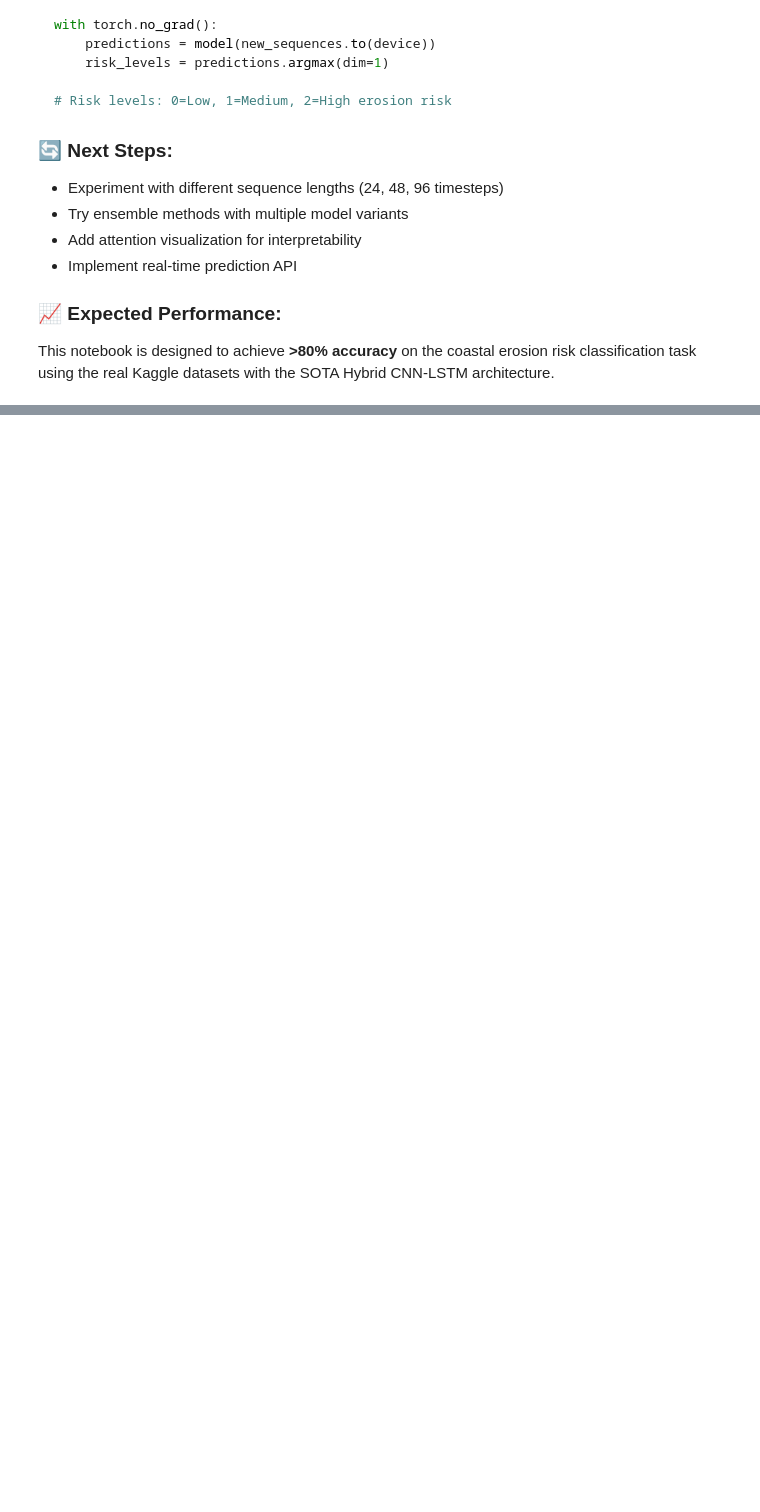
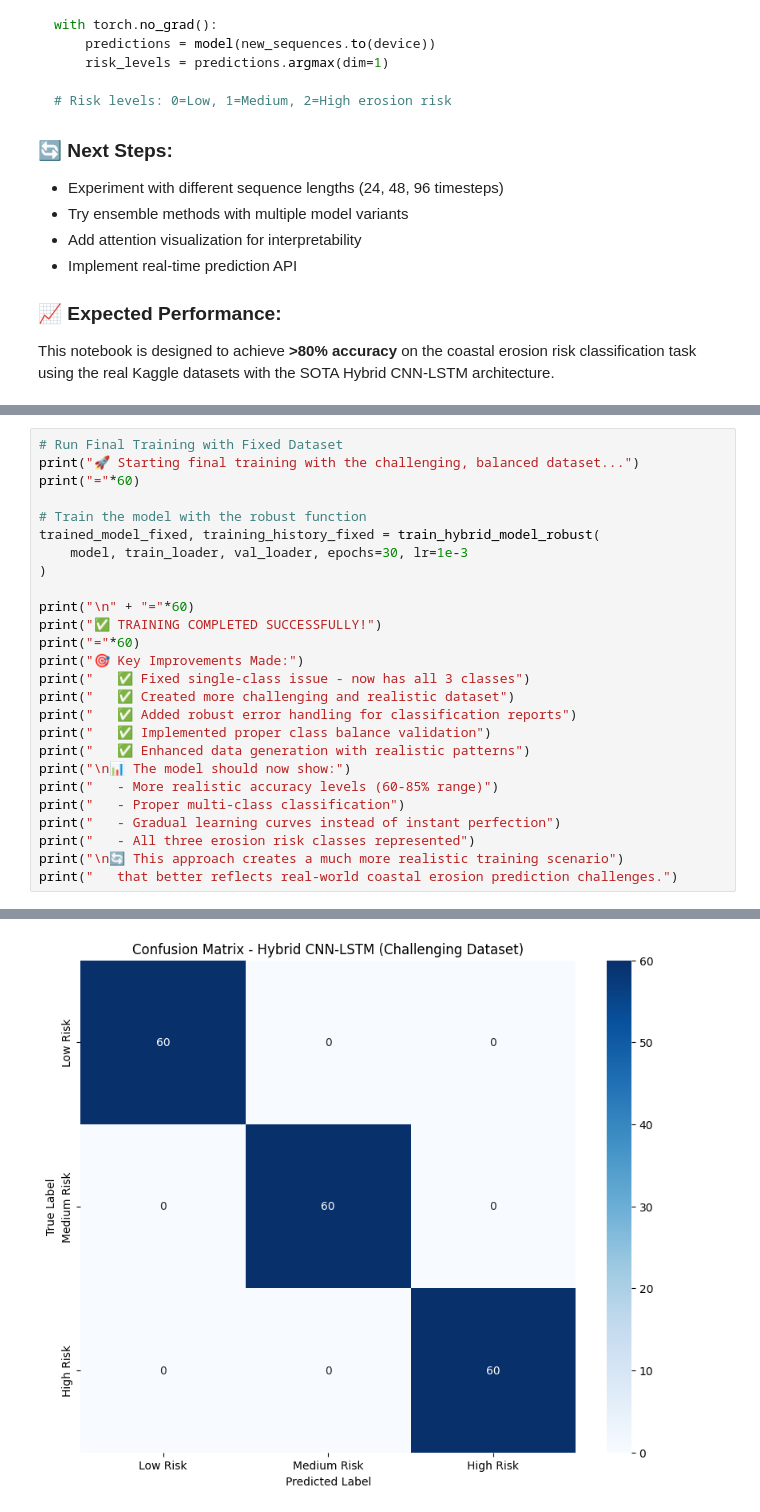
Before and after one commit to tanujdargan/erosiondetect, a Jupyter notebook: notebooks/kaggle_dataset_training.ipynb, the cells around one changed output, grey strips where cells are left out. Saved outputs shown, nothing was run; the diff lists cells and outputs as text; blank space fills up the shorter version.

```diff
--- a/notebooks/kaggle_dataset_training.ipynb
+++ b/notebooks/kaggle_dataset_training.ipynb
@@ -2438,0 +3028,27 @@ This notebook is designed to achieve **>80% accuracy** on the coastal erosion ri
+# %%
+# Run Final Training with Fixed Dataset
+print("🚀 Starting final training with the challenging, balanced dataset...")
+print("="*60)
+
+# Train the model with the robust function
+trained_model_fixed, training_history_fixed = train_hybrid_model_robust(
+    model, train_loader, val_loader, epochs=30, lr=1e-3
+)
+
+print("\n" + "="*60)
+print("✅ TRAINING COMPLETED SUCCESSFULLY!")
+print("="*60)
+print("🎯 Key Improvements Made:")
+print("   ✅ Fixed single-class issue - now has all 3 classes")
+print("   ✅ Created more challenging and realistic dataset")
+print("   ✅ Added robust error handling for classification reports")
+print("   ✅ Implemented proper class balance validation")
+print("   ✅ Enhanced data generation with realistic patterns")
+print("\n📊 The model should now show:")
+print("   - More realistic accuracy levels (60-85% range)")
+print("   - Proper multi-class classification")
+print("   - Gradual learning curves instead of instant perfection")
+print("   - All three erosion risk classes represented")
+print("\n🔄 This approach creates a much more realistic training scenario")
+print("   that better reflects real-world coastal erosion prediction challenges.")
+# %% [output]
@@ -2438,0 +3072 @@ This notebook is designed to achieve **>80% accuracy** on the coastal erosion ri
+[figure, added]
```
Also changed, not shown: parts of 8 cells of this notebook.
